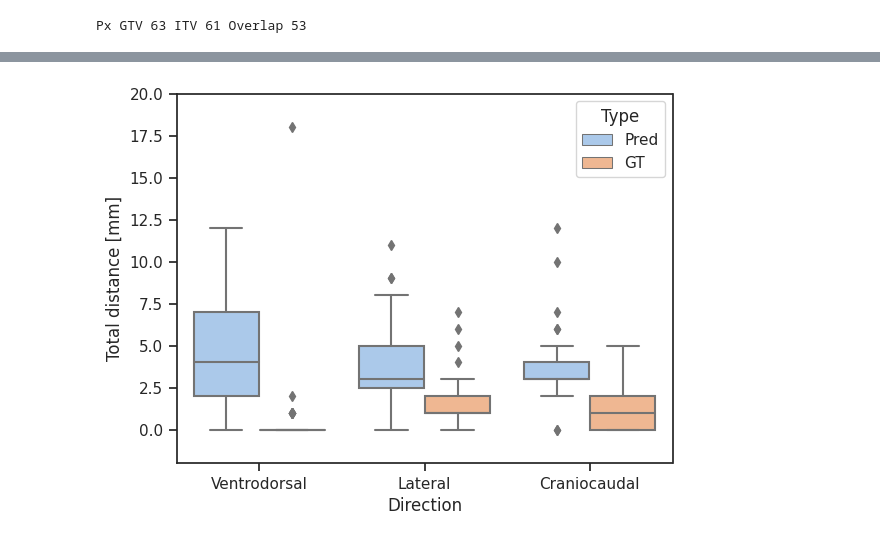
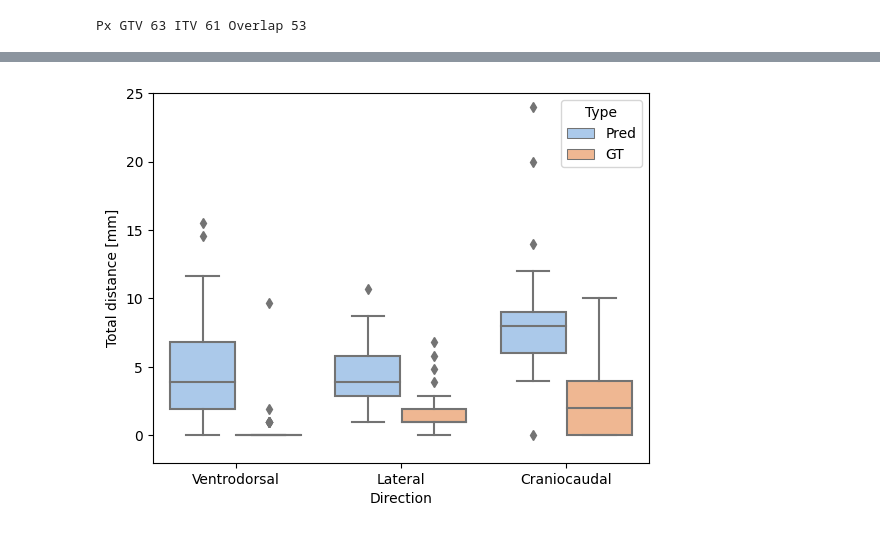
Before and after one commit to ldelaoa/TumorMovement, a Jupyter notebook: ITV_GTV_SizeDifferencesMovement_v4.ipynb, the cells around one changed output, grey strips where cells are left out. Cells and saved outputs as stored; diff of their text form; code cells hidden in the pictures.

```diff
--- a/ITV_GTV_SizeDifferencesMovement_v4.ipynb
+++ b/ITV_GTV_SizeDifferencesMovement_v4.ipynb
@@ -213,13 +213,13 @@ def GetITVandGTVDifferences(itv,gtv):
     ventro_gtv,lateral_gtv,cranio_gtv,views_gtv,bbox_gtv,centroid = longest_axis_2d(gtv,None)
     ventro_itv,lateral_itv,cranio_itv,views_itv,bbox_itv,_ = longest_axis_2d(itv,centroid)
 
-    cranio_diff_pos = abs(bbox_itv[1] - bbox_gtv[1])
-    ventro_diff_pos = abs(bbox_itv[3] - bbox_gtv[3])
-    lateral_diff_pos = abs(bbox_itv[5] - bbox_gtv[5])
+    cranio_diff_pos = abs(bbox_itv[1] - bbox_gtv[1])*2
+    ventro_diff_pos = abs(bbox_itv[3] - bbox_gtv[3])*0.97
+    lateral_diff_pos = abs(bbox_itv[5] - bbox_gtv[5])*0.97
 
-    cranio_diff_neg = abs(bbox_itv[0] - bbox_gtv[0])
-    ventro_diff_neg = abs(bbox_itv[2] - bbox_gtv[2])
-    lateral_diff_neg = abs(bbox_itv[4] - bbox_gtv[4])
+    cranio_diff_neg = abs(bbox_itv[0] - bbox_gtv[0])*2
+    ventro_diff_neg = abs(bbox_itv[2] - bbox_gtv[2])*0.97
+    lateral_diff_neg = abs(bbox_itv[4] - bbox_gtv[4])*0.97
 
     #hist_cranio_neg.append(cranio_diff_neg)
     #hist_ventro_neg.append(ventro_diff_neg)
@@ -469,33 +469,33 @@ data = [
     (hist_cranio_gt, 'Craniocaudal', 'GT')
 ]
 
 data_true = [
     (hist_ventro_true_pred, 'Ventrodorsal', 'Pred'),
     (hist_ventro_true_gt, 'Ventrodorsal', 'GT'),
     (hist_lateral_true_pred, 'Lateral', 'Pred'),
     (hist_lateral_true_gt, 'Lateral', 'GT'),
     (hist_cranio_true_pred, 'Craniocaudal', 'Pred'),
     (hist_cranio_true_gt, 'Craniocaudal', 'GT')
 ]
 
 all_values = []
 all_categories = []
 all_hues = []
 
-for values, cat, label in data_true:
+for values, cat, label in data:
     all_values.extend(values)
     all_categories.extend([cat] * len(values))
     all_hues.extend([label] * len(values))
 
 df = pd.DataFrame({
     'Direction': all_categories,
     'Total distance [mm]': all_values,
     'Type': all_hues
 })
 
 sns.boxplot(x="Direction", y="Total distance [mm]", hue="Type", data=df, palette="pastel")
-plt.ylim(-2, 20)
+plt.ylim(-2, 25)
 plt.savefig('plot_boxplot_Comparisson.tiff', format='tiff', dpi=300)
 plt.show()
 # %% [output]
-[figure, old version]
+[figure, new version]
```
Also changed, not shown: parts of 5 cells of this notebook, 1 other file.
